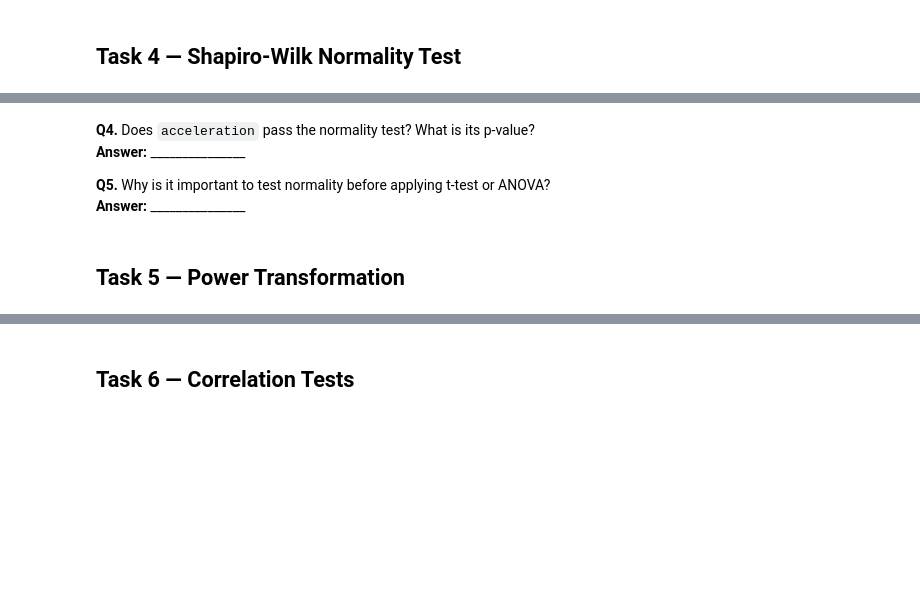
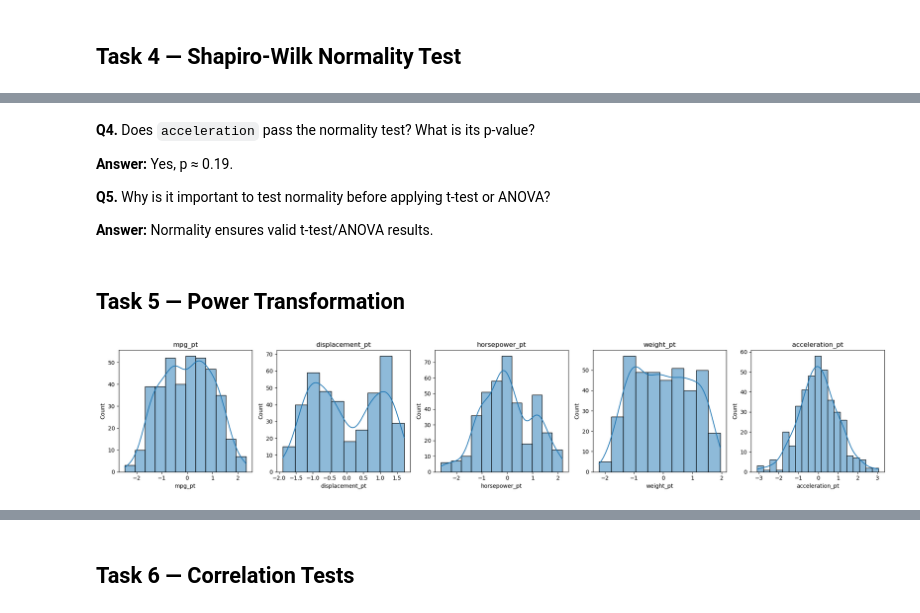
Before and after one commit to Junaidchohan/AI-ML_Mastery_Journey, a Jupyter notebook: Netsole and NAVTTAC/NIAI Class Work/Week_03/05_StatAnalysis_Worksheet.ipynb, the cells around one changed output, grey strips where cells are left out. Saved outputs shown, nothing was run; the diff lists cells and outputs as text; code cells hidden in the pictures; blank space fills up the shorter version.

```diff
--- a/Netsole and NAVTTAC/NIAI Class Work/Week_03/05_StatAnalysis_Worksheet.ipynb
+++ b/Netsole and NAVTTAC/NIAI Class Work/Week_03/05_StatAnalysis_Worksheet.ipynb
@@ -61,3 +231,13 @@ url = "https://archive.ics.uci.edu/ml/machine-learning-databases/auto-mpg/auto-m
 # Print: feature name, test statistic, p-value, and whether it passes normality (p > ALPHA).
 
 # H₀: Data is drawn from a normal distribution
+
+for col in num_cols:
+
+    stat,p = shapiro(df[col])
+
+    print("Feature:",col)
+    print("Statistic:",stat)
+    print("p-value:",p)
+    print("Normal:",p>ALPHA)
+    print()
@@ -64,9 +262,11 @@ url = "https://archive.ics.uci.edu/ml/machine-learning-databases/auto-mpg/auto-m
 # %% [markdown]
 **Q4.** Does `acceleration` pass the normality test? What is its p-value?
-**Answer:** _______________
+
+**Answer:** Yes, p ≈ 0.19.
 
 **Q5.** Why is it important to test normality before applying t-test or ANOVA?
-**Answer:** _______________
+
+**Answer:** Normality ensures valid t-test/ANOVA results.
 # %% [markdown]
 ## Task 5 — Power Transformation
 # %%
@@ -74,7 +274,26 @@ url = "https://archive.ics.uci.edu/ml/machine-learning-databases/auto-mpg/auto-m
 # Store the result in df_transformed with column names suffixed by '_pt'.
 
 from sklearn.preprocessing import PowerTransformer
+
+pt = PowerTransformer(method='yeo-johnson',standardize=True)
+
+df_transformed = pd.DataFrame(
+    pt.fit_transform(df[num_cols]),
+    columns=[c+"_pt" for c in num_cols]
+)
 # %%
 # TODO: Plot histograms + KDE for the transformed data (1×5 grid).
+
+fig,axes = plt.subplots(1,5,figsize=(20,4))
+
+for ax,col in zip(axes,df_transformed.columns):
+
+    sns.histplot(df_transformed[col],kde=True,ax=ax)
+    ax.set_title(col)
+
+plt.tight_layout()
+plt.show()
+# %% [output]
+[figure, added]
 # %%
 # TODO: Re-run Shapiro-Wilk on each transformed column and compare with pre-transform results.
```
Also changed, not shown: parts of 29 cells of this notebook, 2 other files.
